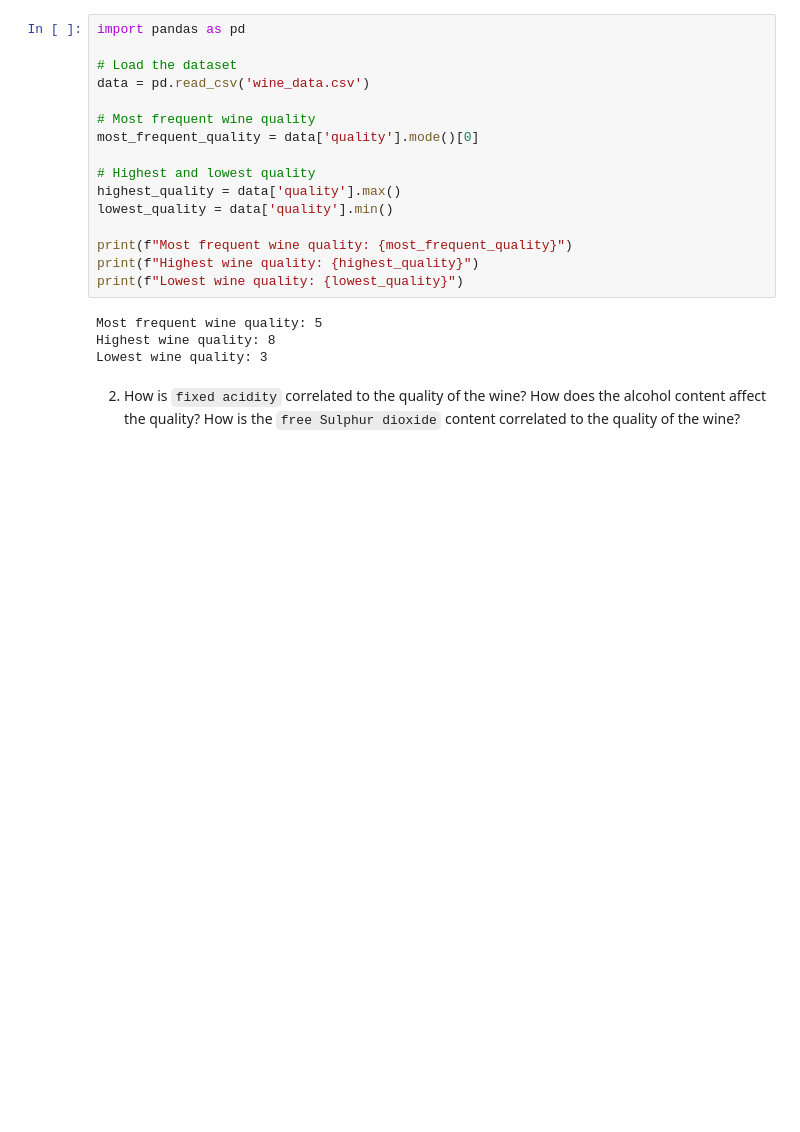
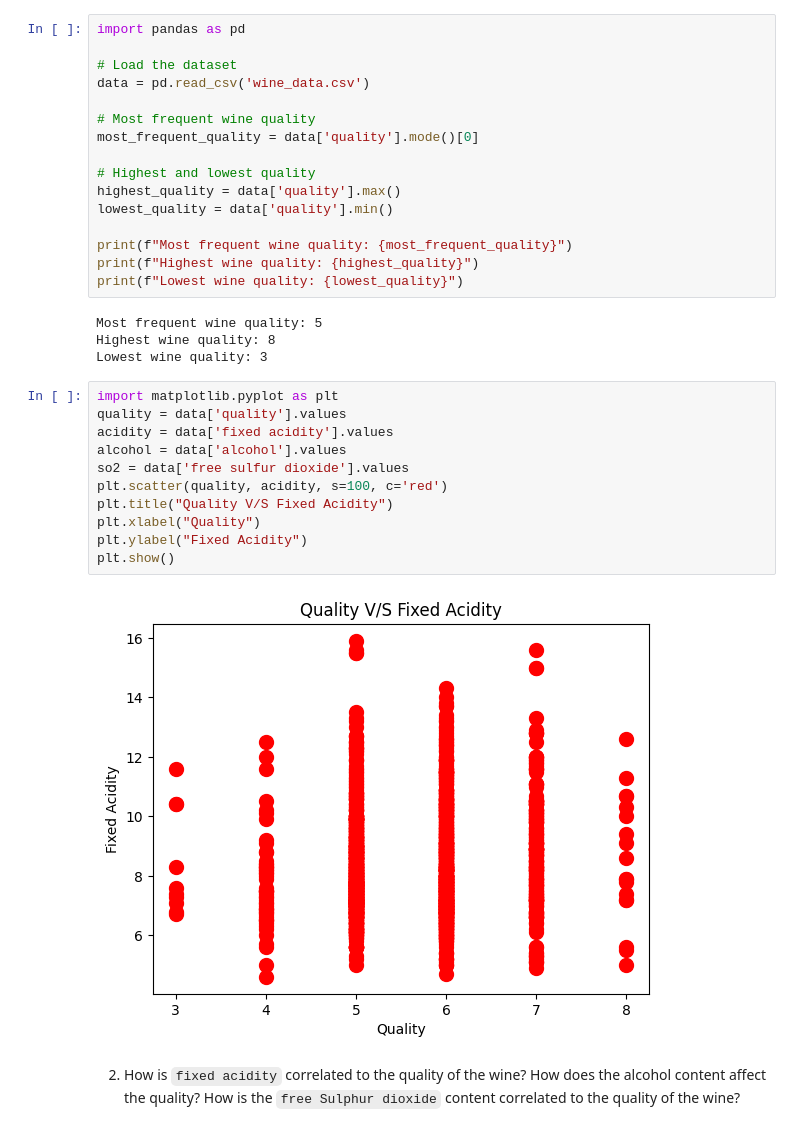
Before and after one commit to Kashew765/Media-tech_MLproject, a Jupyter notebook: wine_data_ml.ipynb, the cells around one changed output. Saved outputs shown, nothing was run; the diff lists cells and outputs as text; blank space fills up the shorter version.

```diff
--- a/wine_data_ml.ipynb
+++ b/wine_data_ml.ipynb
@@ -22,6 +22,19 @@ print(f"Lowest wine quality: {lowest_quality}")
 Most frequent wine quality: 5
 Highest wine quality: 8
 Lowest wine quality: 3
+# %%
+import matplotlib.pyplot as plt
+quality = data['quality'].values
+acidity = data['fixed acidity'].values
+alcohol = data['alcohol'].values
+so2 = data['free sulfur dioxide'].values
+plt.scatter(quality, acidity, s=100, c='red')
+plt.title("Quality V/S Fixed Acidity")
+plt.xlabel("Quality")
+plt.ylabel("Fixed Acidity")
+plt.show()
+# %% [output]
+[figure, added]
 # %% [markdown]
 2.	How is `fixed acidity` correlated to the quality of the wine? How does the alcohol content affect the quality? How is the `free Sulphur dioxide` content correlated to the quality of the wine?
 # %%
```
Also changed, not shown: parts of 2 cells of this notebook.
